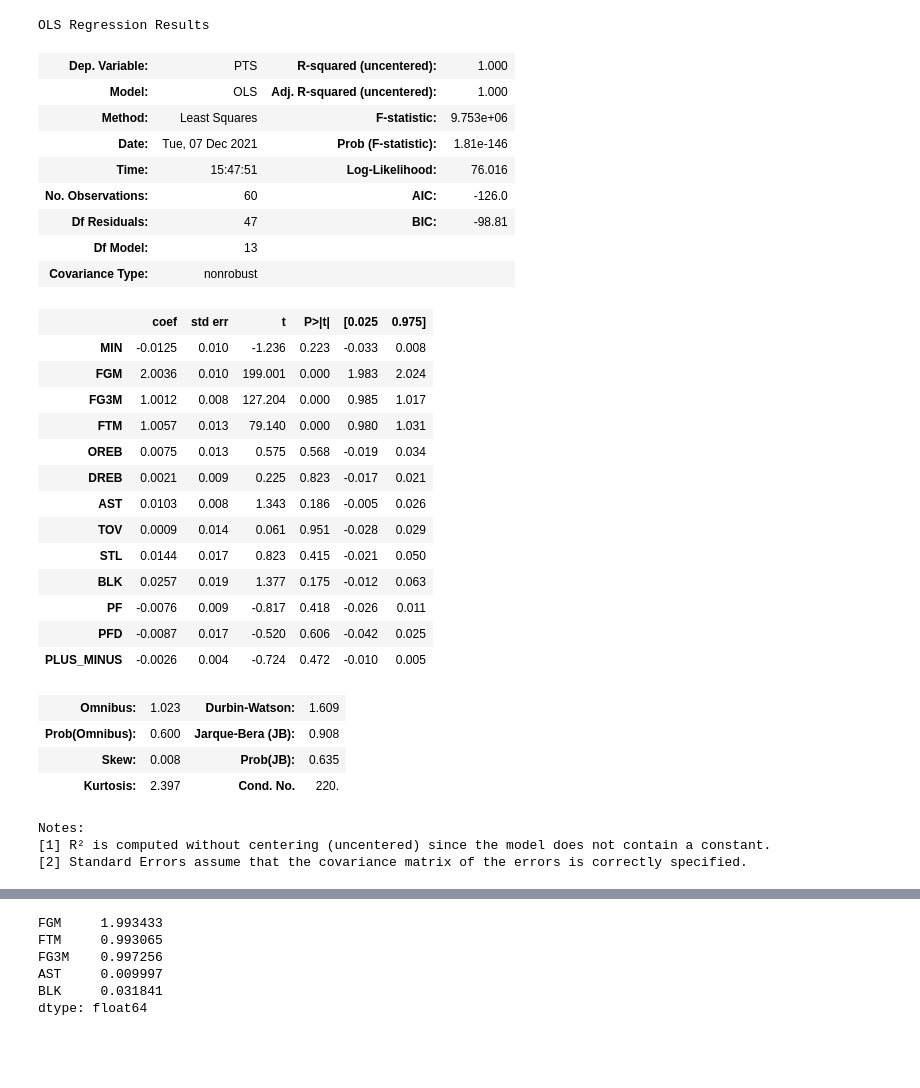
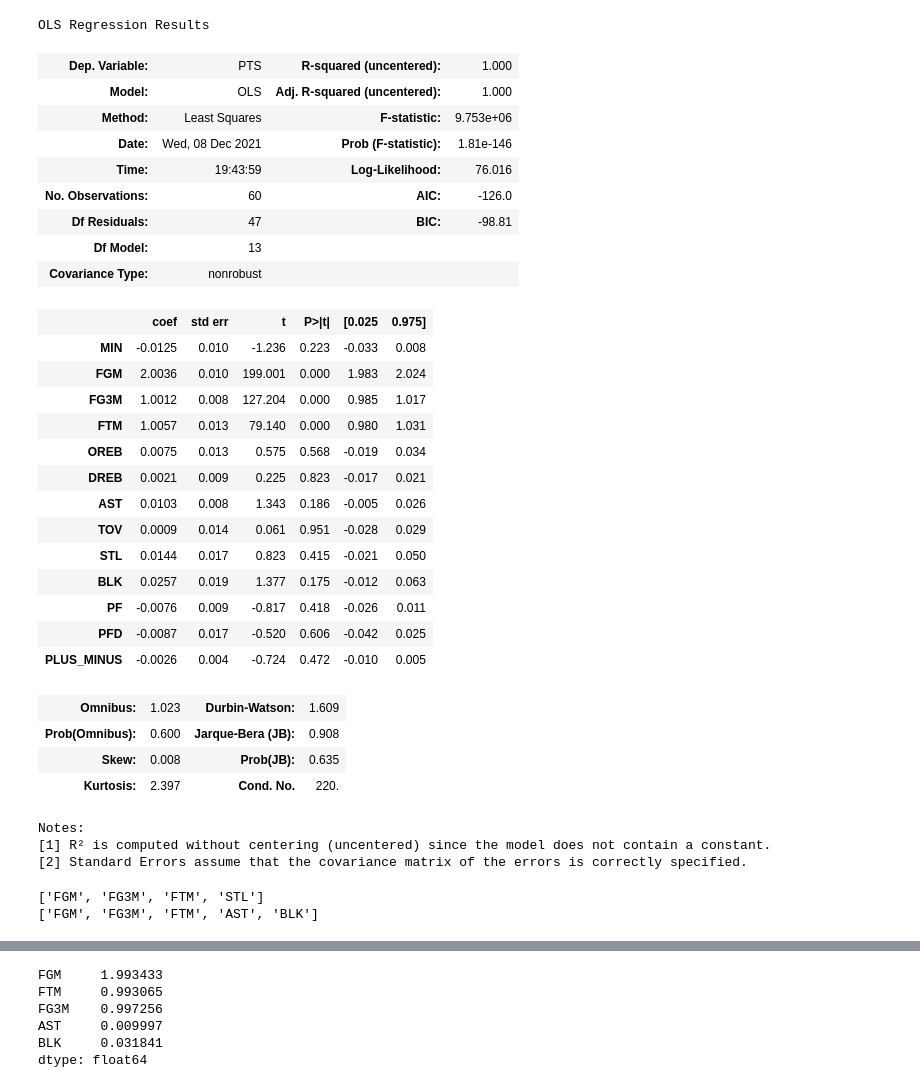
Before and after one commit to russellsprout/CMSE202_Proj, a Jupyter notebook: NBA_2.ipynb, the cells around one changed output, grey strips where cells are left out. Saved outputs shown, nothing was run; the diff lists cells and outputs as text; code cells hidden in the pictures; blank space fills up the shorter version.

Commit message:
second model added

```diff
--- a/NBA_2.ipynb
+++ b/NBA_2.ipynb
@@ -232,0 +206,6 @@ NBA.head(3)
+# %%
+'''This chunk of code combines the the 19-20 and 20-21 season into one larger data frame called NBA_predictors. This
+is the data we will use the regression to create our function'''
+years = [NBA_19_20,NBA_20_21]
+NBA_predictors = pd.concat(years)
+NBA_predictors.head(3)
@@ -233,6 +217,8 @@ NBA.head(3)
 # %%
-NBA = NBA.drop(['CFPARAMS', 'CFID','TEAM_ID','GP','W','L','TEAM_NAME', 'GP_RANK','W_RANK','L_RANK','W_PCT_RANK','MIN_RANK','FGM_RANK',
+'''This chunk of code takes the already created NBA_predictors data frame and removes some of the columns that are not
+relevant to our project in order to make the data easier to work with.'''
+
+NBA_predictors = NBA_predictors.drop(['CFPARAMS', 'CFID','TEAM_ID','GP','W','L','TEAM_NAME', 'GP_RANK','W_RANK','L_RANK','W_PCT_RANK','MIN_RANK','FGM_RANK',
 'FGA_RANK','FG_PCT_RANK','FG3M_RANK','FG3A_RANK','FG3_PCT_RANK','FTM_RANK','FTA_RANK','FT_PCT_RANK','OREB_RANK',
 'DREB_RANK','REB_RANK','AST_RANK','TOV_RANK','STL_RANK','BLK_RANK','BLKA_RANK','PF_RANK','PFD_RANK','PTS_RANK',
 'PLUS_MINUS_RANK'], axis = 1)
-NBA.shape
@@ -293,9 +224,0 @@ x_train, x_test, y_train, y_test = train_test_split(x, y, test_size = 0.15, rand
-# %%
-import statsmodels.api as sm
-x = NBA.drop('PTS', axis = 1 )
-x_c = sm.add_constant(x)
-y = NBA['PTS']
-
-ols = sm.OLS(y,x_c)
-results = ols.fit()
-results.summary()
@@ -387,19 +273,24 @@ NBA.head()
 # %%
-Win_stats = NBA.drop(['W_PCT','PTS','FG_PCT','FGA','FG3_PCT','FG3A','BLKA','REB','FT_PCT','FTA'], axis = 1)
-W_PCT = NBA['PTS']
+import statsmodels.api as sm
+'''This cell compares all of the values in the dataframe and shows their correlation to total points scored. From
+this model we took the 5 values with the lowest p-values to use for our final model. These valeus were the same as
+the values in the cell above being field goals made, 3 pointers made, free throws made, blocks, and assists.
+'''
+Win_stats = NBA_predictors.drop(['W_PCT','PTS','FG_PCT','FGA','FG3_PCT','FG3A','BLKA','REB','FT_PCT','FTA'], axis = 1)
+W_PCT = NBA_predictors['PTS']
 
 
 ols = sm.OLS(W_PCT, Win_stats)
 results = ols.fit()
 #results.params.sort_values(ascending = False)
 results.summary()
 # %% [output]
 OLS Regression Results
 | Dep. Variable: | PTS | R-squared (uncentered): | 1.000 |
 | Model: | OLS | Adj. R-squared (uncentered): | 1.000 |
 | Method: | Least Squares | F-statistic: | 9.753e+06 |
-| Date: | Tue, 07 Dec 2021 | Prob (F-statistic): | 1.81e-146 |
-| Time: | 15:47:51 | Log-Likelihood: | 76.016 |
+| Date: | Wed, 08 Dec 2021 | Prob (F-statistic): | 1.81e-146 |
+| Time: | 19:43:59 | Log-Likelihood: | 76.016 |
 | No. Observations: | 60 | AIC: | -126.0 |
 | Df Residuals: | 47 | BIC: | -98.81 |
 | Df Model: | 13 |  |  |
@@ -430 +347,7 @@ Notes:
+# %%
+print(forward_selection(Win_stats,W_PCT))
+print(backward_elimination(Win_stats,W_PCT))
+# %% [output]
+['FGM', 'FG3M', 'FTM', 'STL']
+['FGM', 'FG3M', 'FTM', 'AST', 'BLK']
 # %%
```
Also changed, not shown: parts of 29 cells of this notebook.
